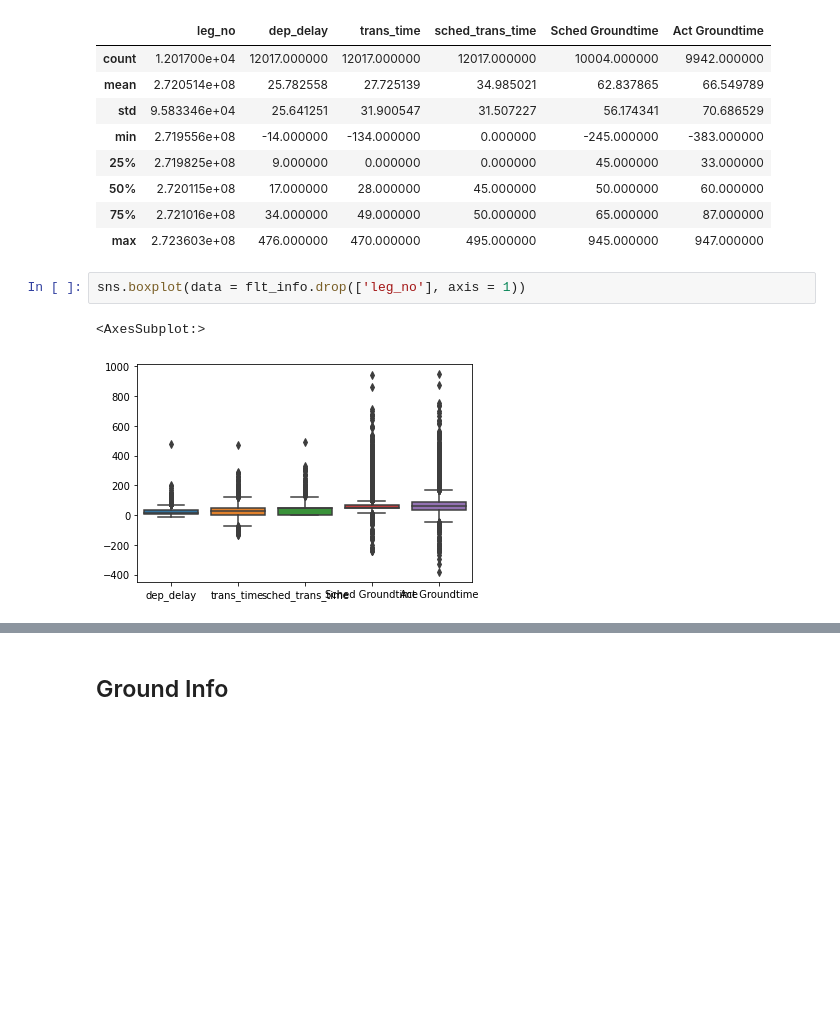
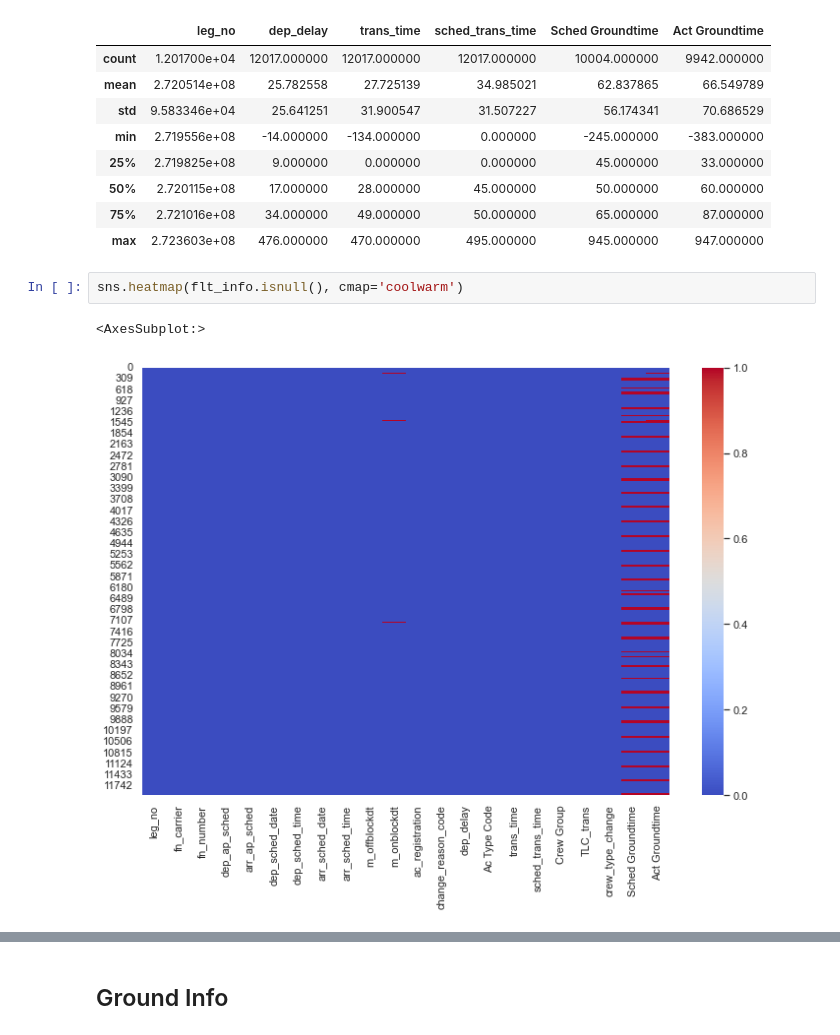
Before and after one commit to Paul1911/Delay-Prediction, a Jupyter notebook: notebooks/model_engineering.ipynb, the cells around one changed output, grey strips where cells are left out. Saved outputs shown, nothing was run; the diff lists cells and outputs as text; blank space fills up the shorter version.

Commit message:
continued analysis of flight info dataset

```diff
--- a/notebooks/model_engineering.ipynb
+++ b/notebooks/model_engineering.ipynb
@@ -78,8 +77,8 @@ Act Groundtime NAs: 2075(20.87%)
 | 50% | 2.720115e+08 | 17.000000 | 28.000000 | 45.000000 | 50.000000 | 60.000000 |
 | 75% | 2.721016e+08 | 34.000000 | 49.000000 | 50.000000 | 65.000000 | 87.000000 |
 | max | 2.723603e+08 | 476.000000 | 470.000000 | 495.000000 | 945.000000 | 947.000000 |
-# %%
-sns.boxplot(data = flt_info.drop(['leg_no'], axis = 1))
-# %% [output]
-<AxesSubplot:>
-[figure, removed]
+# %%
+sns.heatmap(flt_info.isnull(), cmap='coolwarm')
+# %% [output]
+<AxesSubplot:>
+[figure, added]
```
Also changed, not shown: parts of 7 cells of this notebook, 1 other file.
